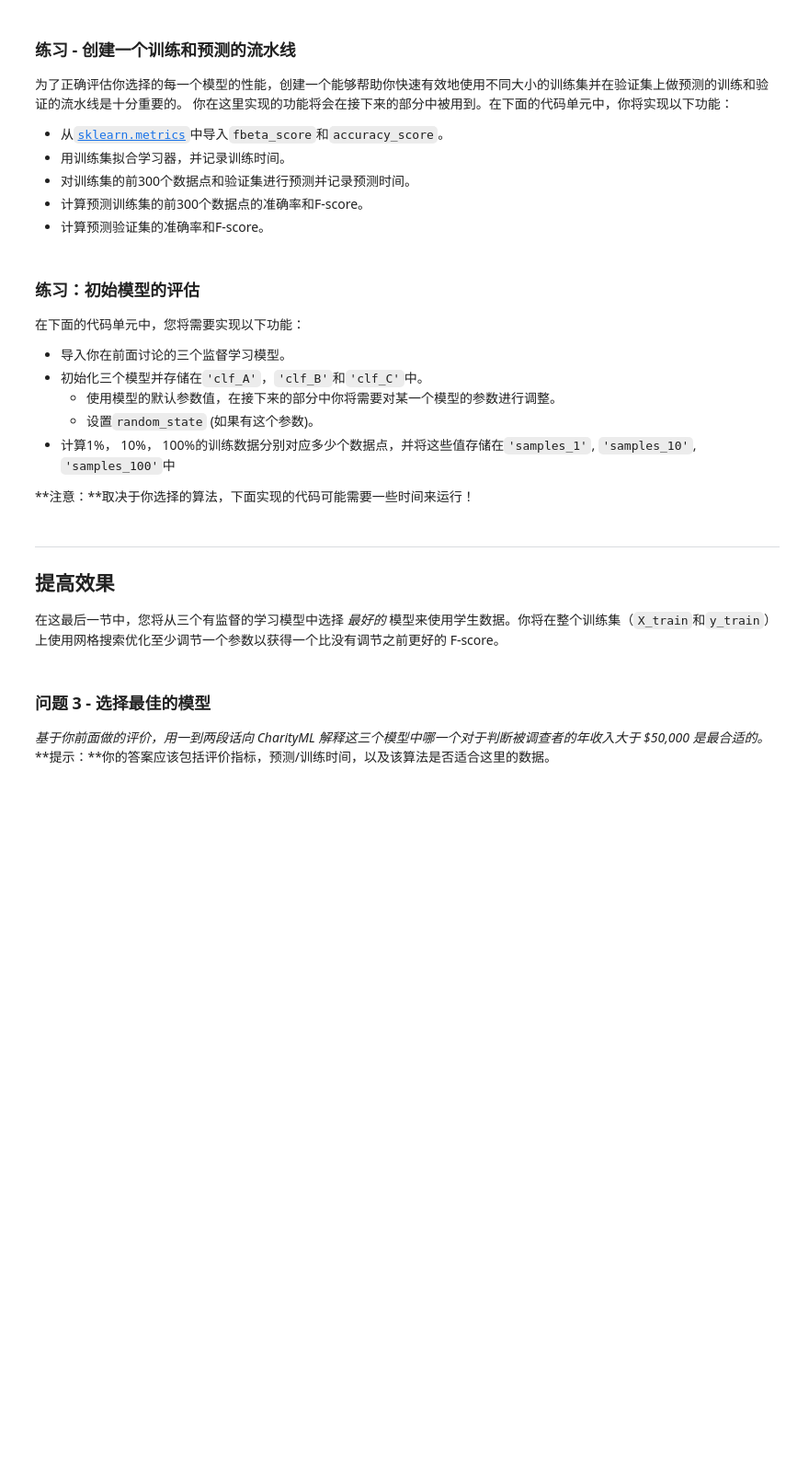
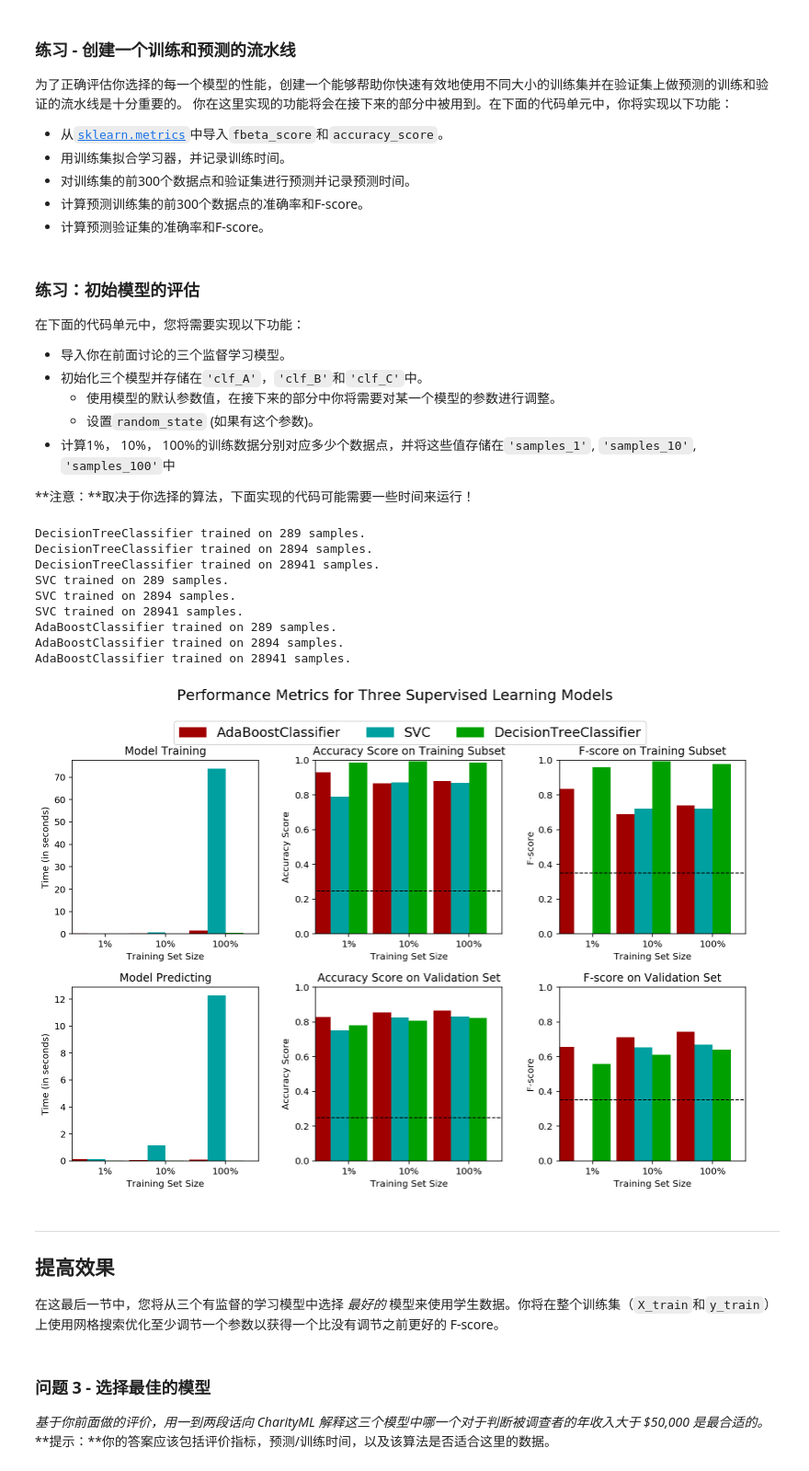
Before and after one commit to DFreeMind/udacity, a Jupyter notebook: ml-advance/finding_donors/finding_donors.ipynb, the cells around one changed output. Shown at 92% size. Cells and saved outputs as stored; diff of their text form; code cells hidden in the pictures; blank space fills up the shorter version.

```diff
--- a/ml-advance/finding_donors/finding_donors.ipynb
+++ b/ml-advance/finding_donors/finding_donors.ipynb
@@ -203,16 +207,16 @@ $$ F_{\beta} = (1 + \beta^2) \cdot \frac{precision \cdot recall}{\left( \beta^2
 #不能使用scikit-learn，你需要根据公式自己实现相关计算。
 
 #TODO： 计算准确率
-accuracy = None
+accuracy = len(y_val[y_val == 1])*1.0/len(y_val)
 
 # TODO： 计算查准率 Precision
-precision = None
+precision = len(y_val[y_val == 1])*1.0/len(y_val)
 
 # TODO： 计算查全率 Recall
-recall = None
+recall = len(y_val[y_val == 1])*1.0/len(y_val[y_val == 1])
 
 # TODO： 使用上面的公式，设置beta=0.5，计算F-score
-fscore = None
+fscore = (1 + 0.5**2)*((precision * recall)/(0.5**2 * precision + recall))
 
 # 打印结果
 print "Naive Predictor on validation data: \n \
@@ -333,33 +412,33 @@ def train_predict(learner, sample_size, X_train, y_train, X_val, y_val):
     # TODO：使用sample_size大小的训练数据来拟合学习器
     # TODO: Fit the learner to the training data using slicing with 'sample_size'
     start = time() # 获得程序开始时间
-    learner = None
+    learner = learner.fit(X_train.iloc[0:sample_size], y_train.iloc[0:sample_size])
     end = time() # 获得程序结束时间
 
     # TODO：计算训练时间
-    results['train_time'] = None
+    results['train_time'] = end - start
 
     # TODO: 得到在验证集上的预测值
     #       然后得到对前300个训练数据的预测结果
     start = time() # 获得程序开始时间
-    predictions_val = None
-    predictions_train = None
+    predictions_val = learner.predict(X_val)
+    predictions_train = learner.predict(X_train.iloc[0:300])
     end = time() # 获得程序结束时间
 
     # TODO：计算预测用时
-    results['pred_time'] = None
+    results['pred_time'] = end - start
 
     # TODO：计算在最前面的300个训练数据的准确率
-    results['acc_train'] = None
+    results['acc_train'] = accuracy_score(y_train.iloc[0:300], predictions_train)
 
     # TODO：计算在验证上的准确率
-    results['acc_val'] = None
+    results['acc_val'] = accuracy_score(y_val, predictions_val)
 
     # TODO：计算在最前面300个训练数据上的F-score
-    results['f_train'] = None
+    results['f_train'] = fbeta_score(y_train.iloc[0:300], predictions_train, beta=0.5)
 
     # TODO：计算验证集上的F-score
-    results['f_val'] = None
+    results['f_val'] = fbeta_score(y_val, predictions_val, beta=0.5)
 
     # 成功
     print "{} trained on {} samples.".format(learner.__class__.__name__, sample_size)
@@ -378,27 +457,42 @@ def train_predict(learner, sample_size, X_train, y_train, X_val, y_val):
 **注意：**取决于你选择的算法，下面实现的代码可能需要一些时间来运行！
 # %%
 # TODO：从sklearn中导入三个监督学习模型
+from sklearn.tree import DecisionTreeClassifier
+from sklearn import svm
+from sklearn.ensemble import AdaBoostClassifier
+
 
 # TODO：初始化三个模型
-clf_A = None
-clf_B = None
-clf_C = None
+clf_A = DecisionTreeClassifier(random_state=0)
+clf_B = svm.SVC(random_state=0)
+clf_C = AdaBoostClassifier(random_state=0) ## 默认 50 个DecisionTreeClassifier弱分类器,
 
 # TODO：计算1%， 10%， 100%的训练数据分别对应多少点
-samples_1 = None
-samples_10 = None
-samples_100 = None
+samples_1 = int(len(X_train)*0.01)
+samples_10 = int(len(X_train)*0.1)
+samples_100 = len(X_train)
 
 # 收集学习器的结果
 results = {}
 for clf in [clf_A, clf_B, clf_C]:
     clf_name = clf.__class__.__name__
     results[clf_name] = {}
     for i, samples in enumerate([samples_1, samples_10, samples_100]):
         results[clf_name][i] = train_predict(clf, samples, X_train, y_train, X_val, y_val)
 
 # 对选择的三个模型得到的评价结果进行可视化
 vs.evaluate(results, accuracy, fscore)
+# %% [output]
+DecisionTreeClassifier trained on 289 samples.
+DecisionTreeClassifier trained on 2894 samples.
+DecisionTreeClassifier trained on 28941 samples.
+SVC trained on 289 samples.
+SVC trained on 2894 samples.
+SVC trained on 28941 samples.
+AdaBoostClassifier trained on 289 samples.
+AdaBoostClassifier trained on 2894 samples.
+AdaBoostClassifier trained on 28941 samples.
+[figure, added]
 # %% [markdown]
 ----
 ## 提高效果
```
Also changed, not shown: parts of 29 cells of this notebook, 4 other files.
